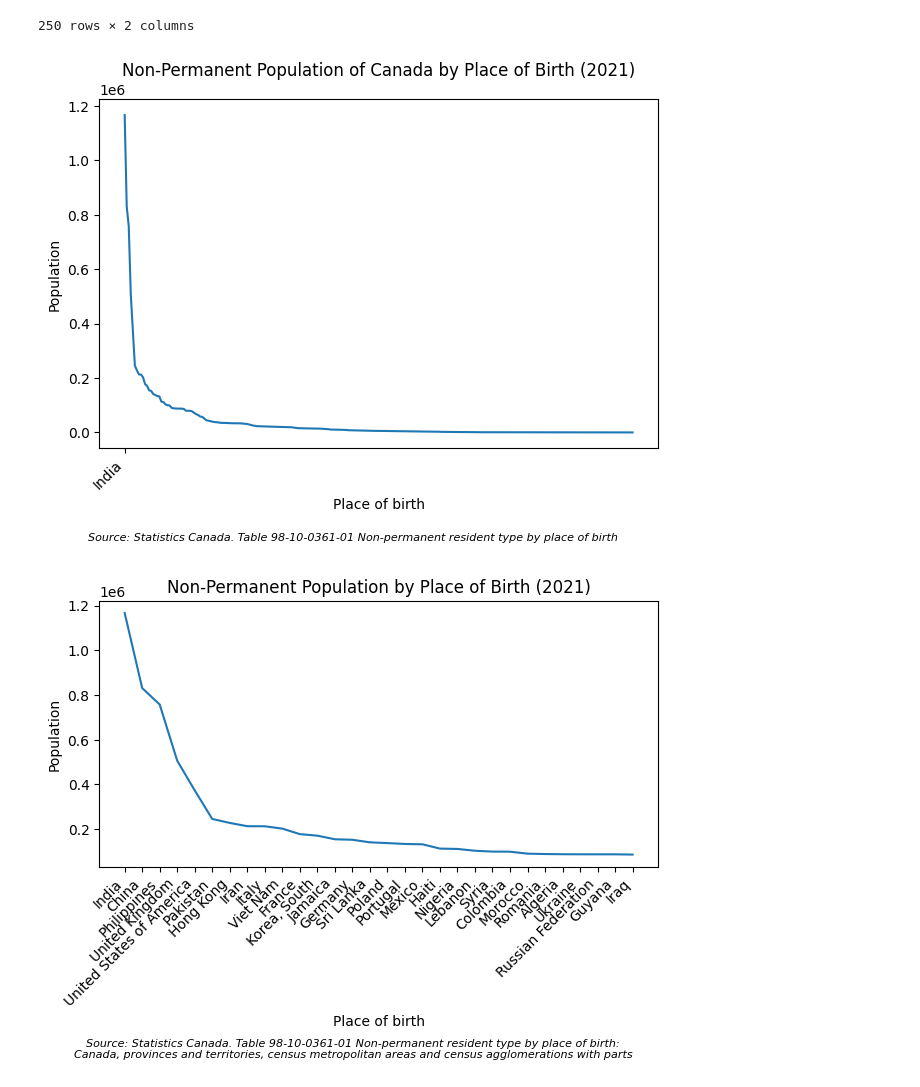
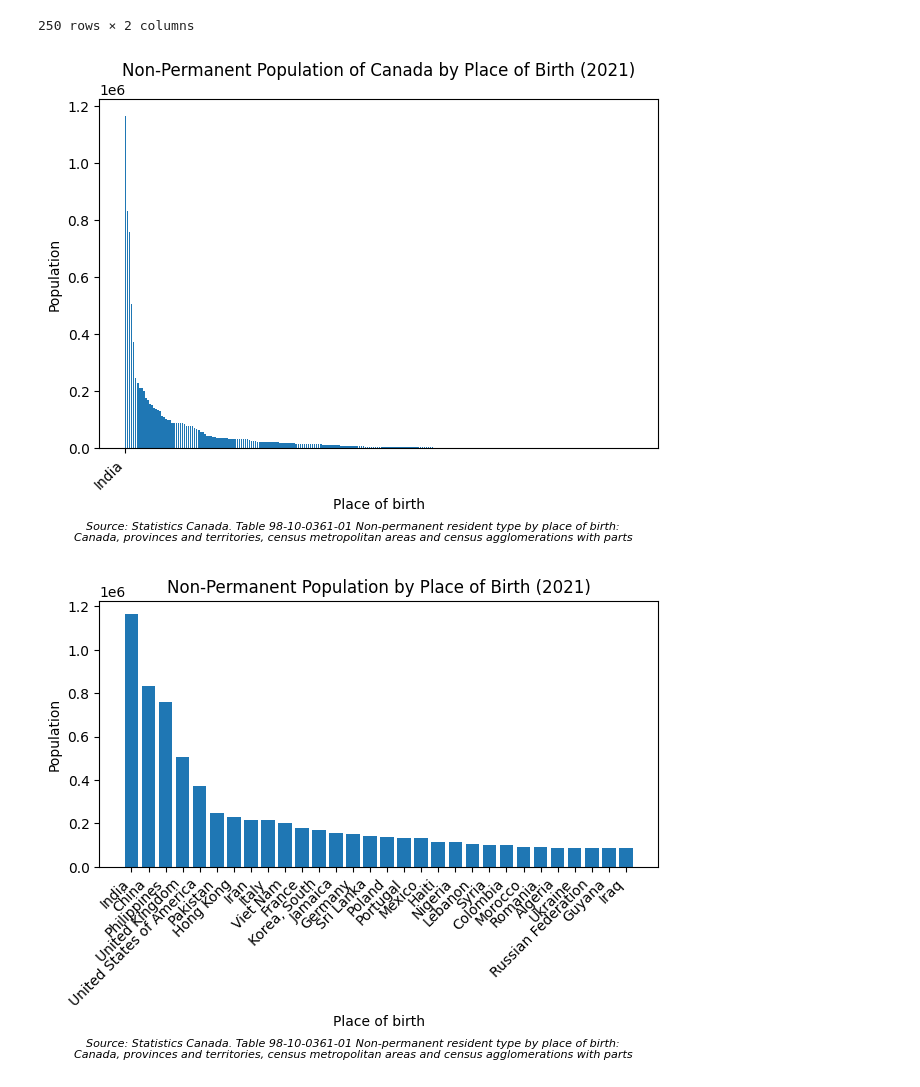
Before and after one commit to yrmo/gcinfo, a Jupyter notebook: non-permanent-by-place-of-birth-2021.ipynb, the cells around one changed output. Saved outputs shown, nothing was run; the diff lists cells and outputs as text; code cells hidden in the pictures.

Commit message:
Use bar charts in non-permanent by place or birth

```diff
--- a/non-permanent-by-place-of-birth-2021.ipynb
+++ b/non-permanent-by-place-of-birth-2021.ipynb
@@ -285,7 +285,7 @@ x = df_canada_nations_clean_final["Place of birth (290)"]
 y = df_canada_nations_clean_final["Non-permanent resident type (10):Total - Non-permanent resident type[1]"]
 
 positions = range(len(y))
-ax.plot(positions, y, linestyle="-")
+ax.bar(positions, y)
 
 max_pos = y.values.argmax()
 ax.set_xticks([max_pos])
@@ -297,46 +297,53 @@ ax.set_ylabel("Population")
 
 plt.xticks(rotation=45, ha="right")
 plt.subplots_adjust(bottom=0.3)
+
 plt.figtext(
     0.5, -0.03,
-    "Source: Statistics Canada. Table 98-10-0361-01 Non-permanent resident type by place of birth",
+    "Source: Statistics Canada. Table 98-10-0361-01 Non-permanent resident type by place of birth:\n"
+    "Canada, provinces and territories, census metropolitan areas and census agglomerations with parts",
     ha="center",
     fontsize=8,
     style="italic"
 )
+
 plt.tight_layout()
 plt.show()
 # %% [output]
-[figure, old version]
+[figure, new version]
 # %%
 import matplotlib.pyplot as plt
 
 n = 30
 df_top = df_canada_nations_clean_final.nlargest(
     n,
     "Non-permanent resident type (10):Total - Non-permanent resident type[1]"
 )
 
 fig, ax = plt.subplots()
-ax.plot(
+
+ax.bar(
     df_top["Place of birth (290)"],
-    df_top["Non-permanent resident type (10):Total - Non-permanent resident type[1]"],
-    linestyle="-"
+    df_top["Non-permanent resident type (10):Total - Non-permanent resident type[1]"]
 )
+
 ax.set_xlabel("Place of birth")
 ax.set_ylabel("Population")
 ax.set_title("Non-Permanent Population by Place of Birth (2021)")
+
 plt.xticks(rotation=45, ha="right")
 plt.subplots_adjust(bottom=0.3)
+
 plt.figtext(
     0.5, -0.03,
     "Source: Statistics Canada. Table 98-10-0361-01 Non-permanent resident type by place of birth:\n"
     "Canada, provinces and territories, census metropolitan areas and census agglomerations with parts",
     ha="center",
     fontsize=8,
     style="italic"
 )
+
 plt.tight_layout()
 plt.show()
 # %% [output]
-[figure, old version]
+[figure, new version]
```
